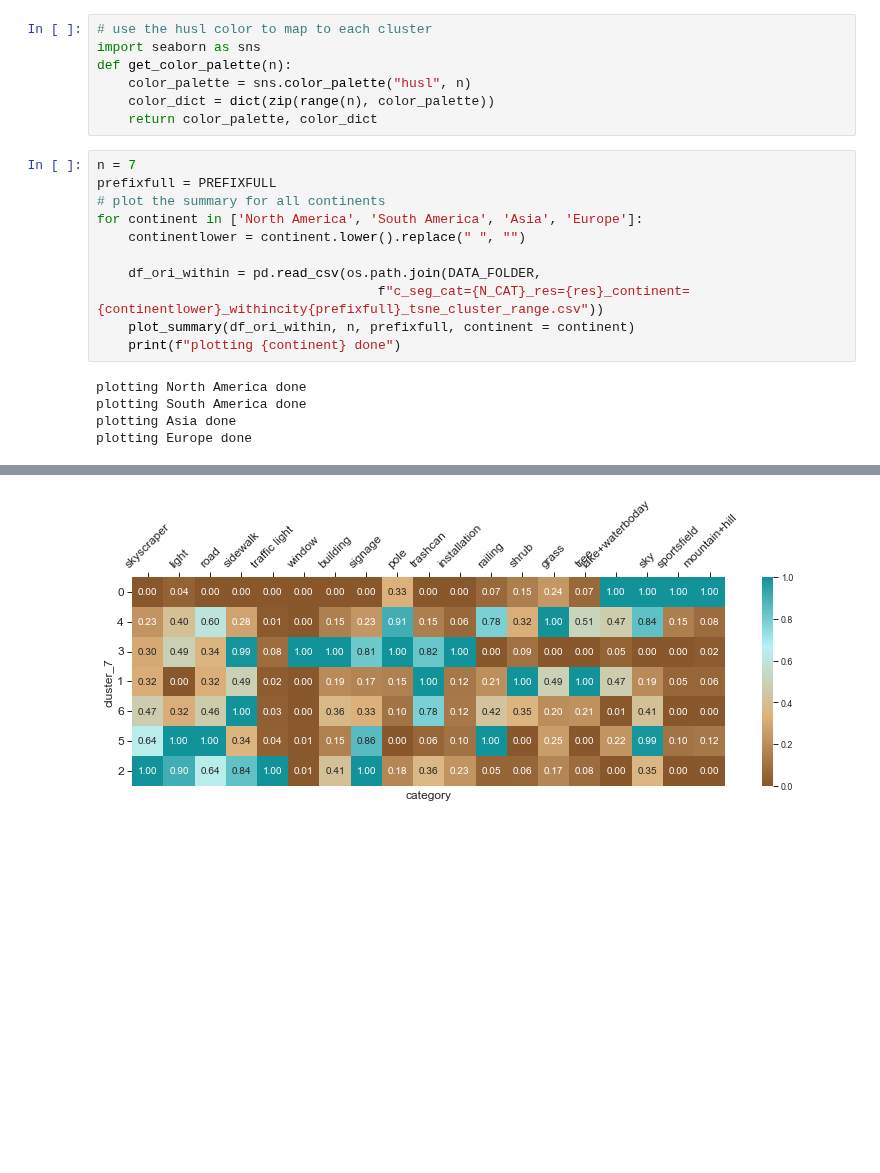
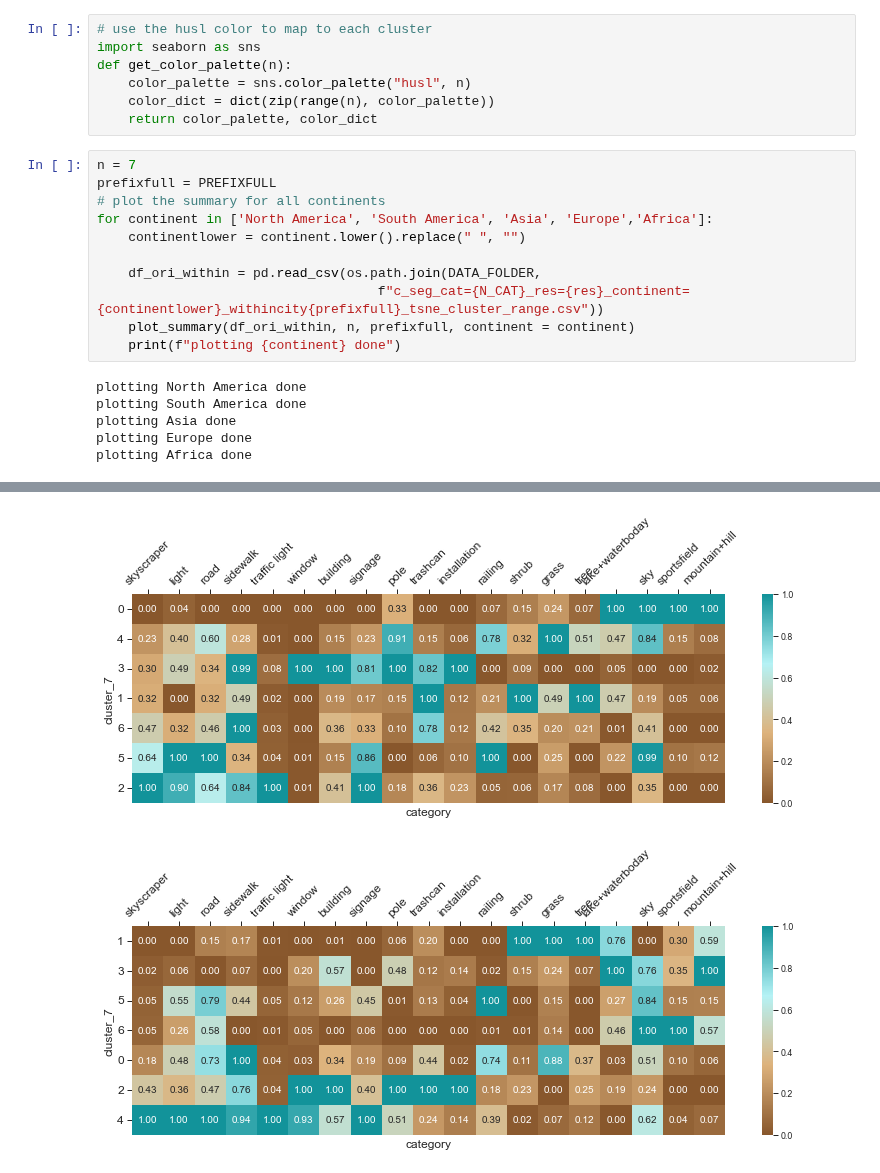
Before and after one commit to brookefzy/uvi-time-machine, a Jupyter notebook: _script/d-experiment/robustness/by_continent.ipynb, the cells around one changed output, grey strips where cells are left out. Saved outputs shown, nothing was run; the diff lists cells and outputs as text; blank space fills up the shorter version.

```diff
--- a/_script/d-experiment/robustness/by_continent.ipynb
+++ b/_script/d-experiment/robustness/by_continent.ipynb
@@ -325,20 +265,22 @@ def get_color_palette(n):
 # %%
 n = 7
 prefixfull = PREFIXFULL
 # plot the summary for all continents
-for continent in ['North America', 'South America', 'Asia', 'Europe']:
+for continent in ['North America', 'South America', 'Asia', 'Europe','Africa']:
     continentlower = continent.lower().replace(" ", "")
 
     df_ori_within = pd.read_csv(os.path.join(DATA_FOLDER,
                                     f"c_seg_cat={N_CAT}_res={res}_continent={continentlower}_withincity{prefixfull}_tsne_cluster_range.csv"))
     plot_summary(df_ori_within, n, prefixfull, continent = continent)
     print(f"plotting {continent} done")
 # %% [output]
 plotting North America done
 plotting South America done
 plotting Asia done
 plotting Europe done
+plotting Africa done
 [figure]
 [figure]
 [figure]
 [figure]
+[figure, added]
```
Also changed, not shown: parts of 1 cell of this notebook, 3 other files.
